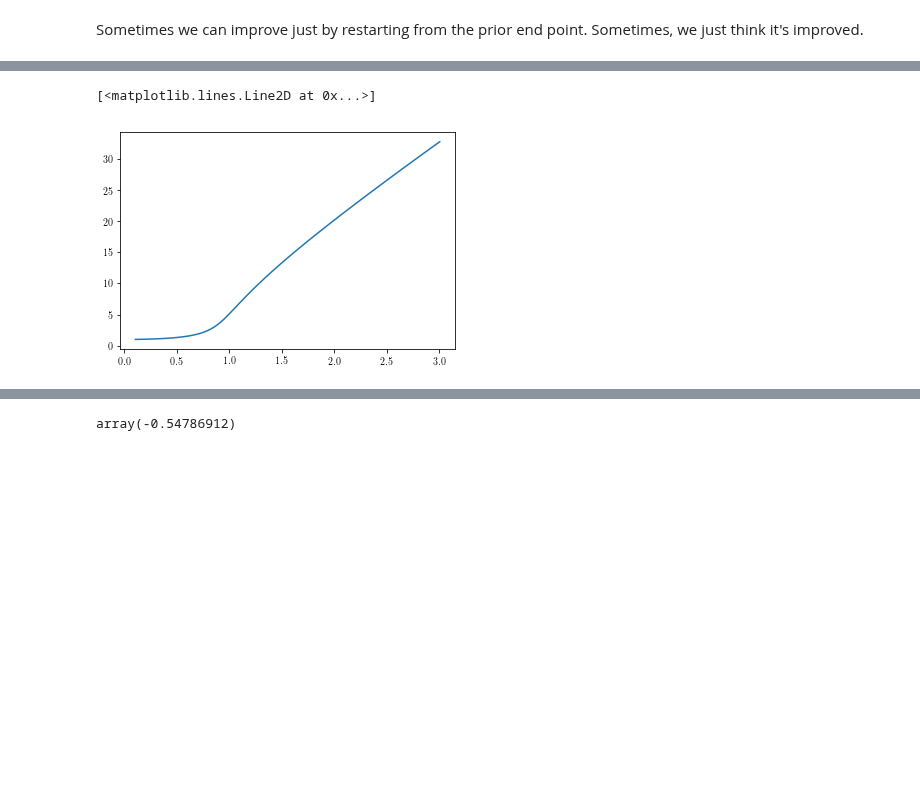
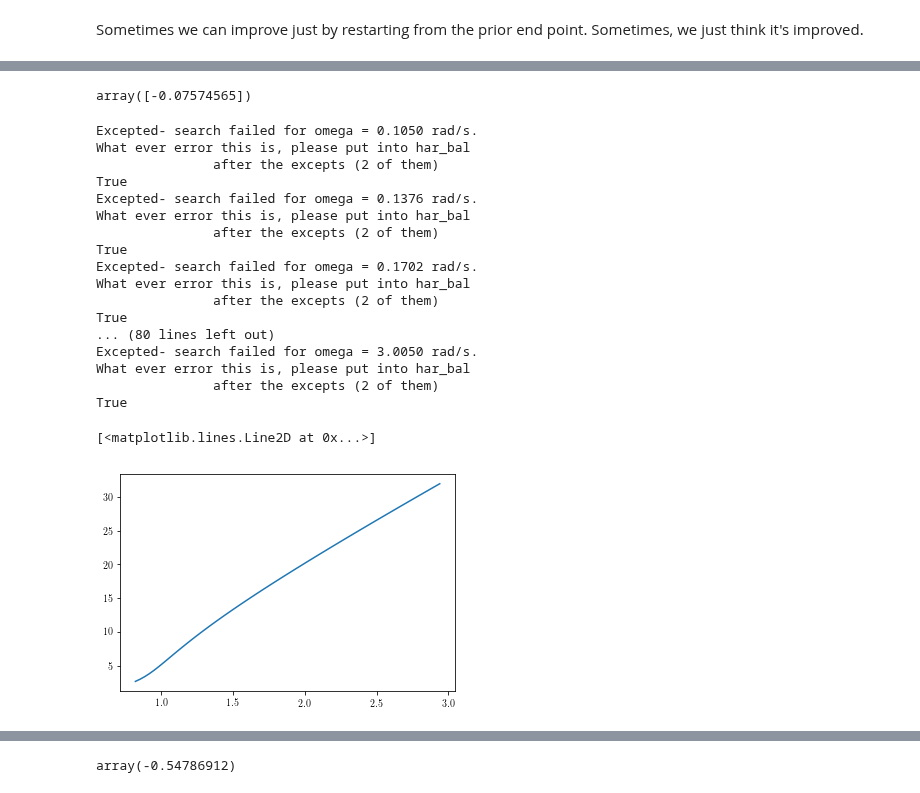
Before and after one commit to josephcslater/mousai, a Jupyter notebook: docs/tutorial/demos/Duffing_frequency.ipynb, the cells around one changed output, grey strips where cells are left out. Cells and saved outputs as stored; diff of their text form; code cells hidden in the pictures; blank space fills up the shorter version.

```diff
--- a/docs/tutorial/demos/Duffing_frequency.ipynb
+++ b/docs/tutorial/demos/Duffing_frequency.ipynb
@@ -26,6 +26,6 @@ Constant term of FFT of signal should be zero:  (5.551115123125783e-17+0j)
 # %%
 # Using more harmonics.
-t, x, e, amps, phases = ms.hb_freq(ms.duff_osc, x0 = sp.array([[0,1,-1]]), omega = .1, num_harmonics= 1)
+t, x, e, amps, phases = ms.hb_freq(ms.duff_osc, x0 = np.array([[0,1,-1]]), omega = .1, num_harmonics= 1)
 print('Equation errors (should be zero): ', e)
 print('Constant term of FFT of signal should be zero: ', ms.fftp.fft(x)[0,0])
 # %% [output]
@@ -62,7 +62,7 @@ def duff_osc2(x, v, params):
     t = params['cur_time']
     return np.array([[-x-.01*x**3-.01*v+1*sin(omega*t)]])
 # %%
-t, x, e, amps, phases = ms.hb_freq(duff_osc2, sp.array([[0,1,-1]]), omega = 0.8, num_harmonics=7)
+t, x, e, amps, phases = ms.hb_freq(duff_osc2, np.array([[0,1,-1]]), omega = 0.8, num_harmonics=7)
 
 print(amps, x, e)
 print('Constant term of FFT of signal should be zero: ', ms.fftp.fft(x)[0,0])
@@ -83,7 +82,7 @@ Constant term of FFT of signal should be zero:  (2.56847494661816e-16+0j)
 # %%
-omega = sp.linspace(0.1,3,200)+1/200
-amp = sp.zeros_like(omega)
-x = sp.array([[0,-1,1]])
+omega = np.linspace(0.1,3,200)+1/200
+amp = np.zeros_like(omega)
+x = np.array([[0,-1,1]])
 for i, freq in enumerate(omega):
     #print(i,freq,x)
     try:
@@ -92,5 +91,6 @@ for i, freq in enumerate(omega):
         amp[i]=amps[0]
     except:
         amp[i] = sp.nan
+print(np.hstack((omega.reshape(-1,1), amp.reshape(-1,1))))
 plt.plot(omega, amp)
 # %% [output]
@@ -99,0 +116,9 @@ Excepted- search failed for omega = 3.0050 rad/s.
+# %%
+t, x, e, amps, phases = ms.hb_freq(duff_osc2, np.array([[0,1,-1]]), omega = 1.1, num_harmonics=1)
+
+print(' amps = {}\n x = {}\n e = {}\n phases = {}'.format(amps, x, e, phases))
+print('Constant term of FFT of signal should be zero: ', ms.fftp.fft(x)[0,0])
+time, xc = ms.time_history(t,x)
+
+plt.plot(time, xc.T, t, x.T, '*')
+plt.grid(True)
@@ -100,20 +132,41 @@ Excepted- search failed for omega = 3.0050 rad/s.
+# %%
+phases
+# %% [output]
+array([-0.07574565])
 # %%
 omega = sp.linspace(0.1,3,90)+1/200
 amp = sp.zeros_like(omega)
-x = sp.array([[0,-1,1]])
+x = np.array([[0,-1,1]])
 for i, freq in enumerate(omega):
     #print(i,freq,x)
     #print(sp.average(x))
     x = x-sp.average(x)
     try:
         t, x, e, amps, phases = ms.hb_freq(duff_osc2, x, freq, num_harmonics=1)#, callback = resid)
         amp[i]=amps[0]
     except:
         amp[i] = sp.nan
 plt.plot(omega, amp)
 # %% [output]
-[<matplotlib.lines.Line2D at 0x...>]
+Excepted- search failed for omega = 0.1050 rad/s.
+What ever error this is, please put into har_bal
+               after the excepts (2 of them)
+True
+Excepted- search failed for omega = 0.1376 rad/s.
+What ever error this is, please put into har_bal
+               after the excepts (2 of them)
+True
+Excepted- search failed for omega = 0.1702 rad/s.
+What ever error this is, please put into har_bal
+               after the excepts (2 of them)
+True
+... (80 lines left out)
+Excepted- search failed for omega = 3.0050 rad/s.
+What ever error this is, please put into har_bal
+               after the excepts (2 of them)
+True
+[<matplotlib.lines.Line2D at 0x...>]
-[figure, old version]
+[figure, new version]
 # %%
 omegal = sp.arange(3,.03,-1/200)+1/200
 ampl = sp.zeros_like(omegal)
```
Also changed, not shown: parts of 12 cells of this notebook, 3 other files.
